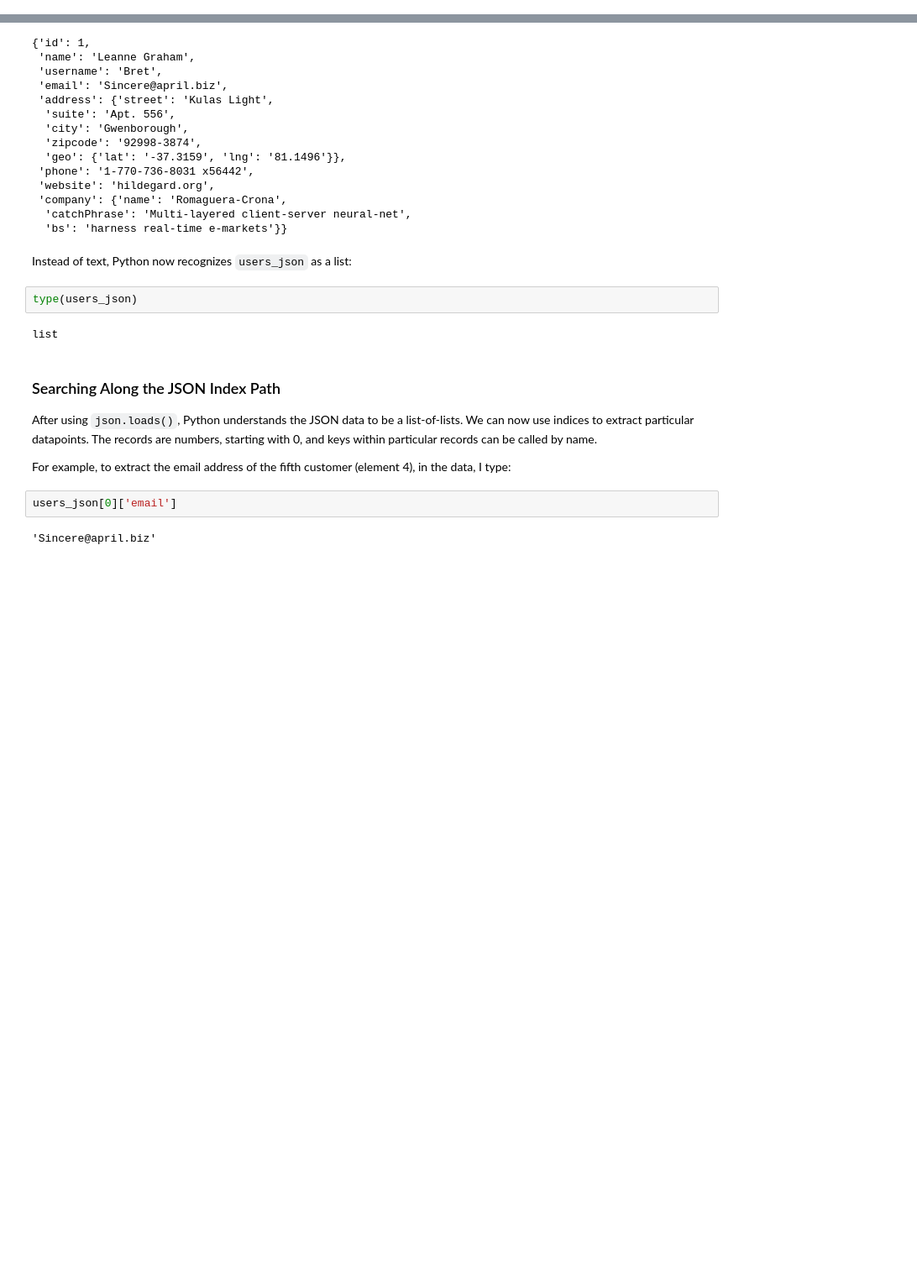
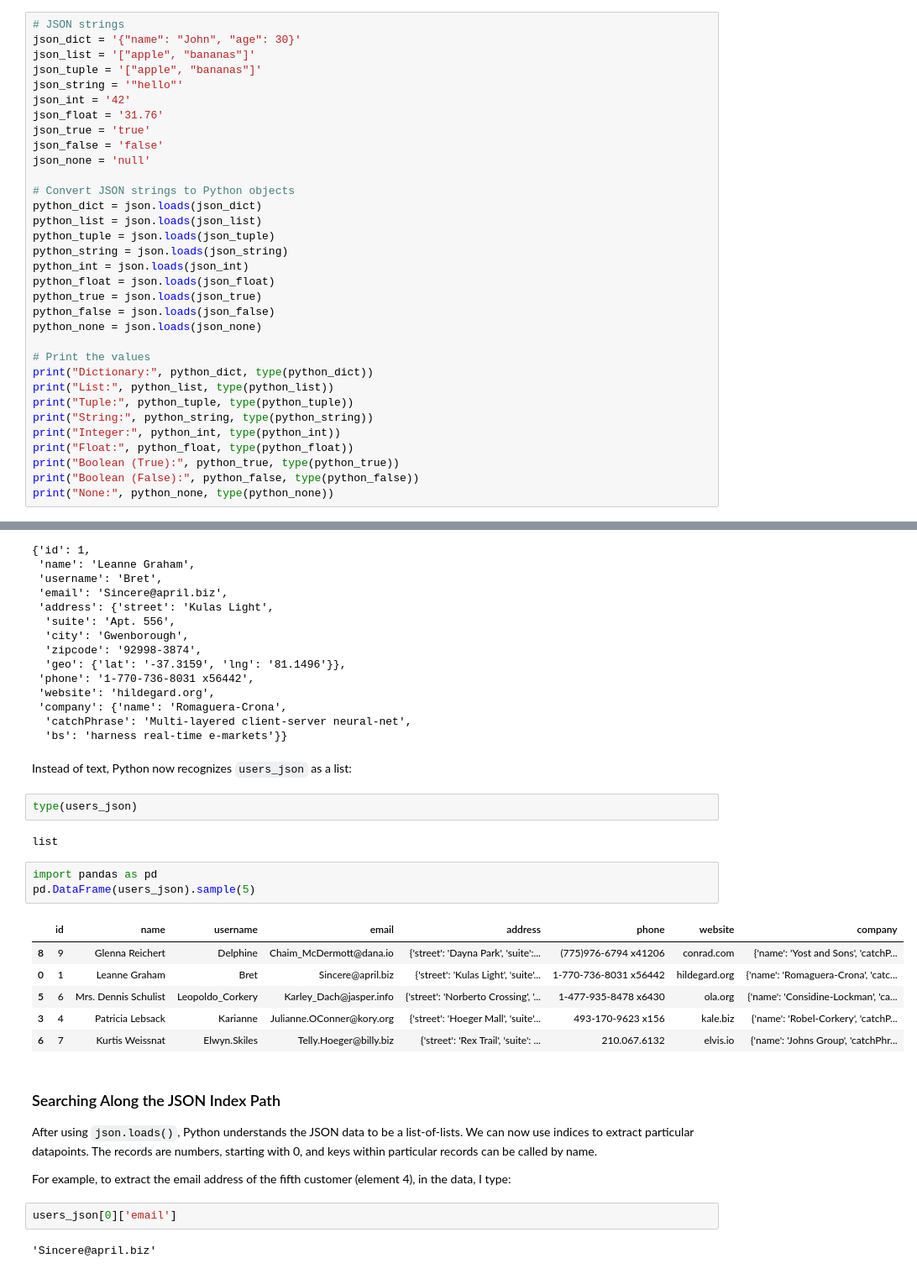
Before and after one commit to MuhammadSheraza002/Data-Acquisition, a Jupyter notebook: Lec-3 ( Loading, Converting, and Writing JSON Files).ipynb, the cells around one changed output, grey strips where cells are left out. Shown: that part at 84% size. Drawn from its saved outputs; the diff is of its cells as text; blank space fills up the shorter version.

Commit message:
Json

```diff
--- a/Lec-3 ( Loading, Converting, and Writing JSON Files).ipynb
+++ b/Lec-3 ( Loading, Converting, and Writing JSON Files).ipynb
@@ -219,0 +245,33 @@ null <class 'str'>
+# %%
+# JSON strings
+json_dict = '{"name": "John", "age": 30}'
+json_list = '["apple", "bananas"]'
+json_tuple = '["apple", "bananas"]'
+json_string = '"hello"'
+json_int = '42'
+json_float = '31.76'
+json_true = 'true'
+json_false = 'false'
+json_none = 'null'
+
+# Convert JSON strings to Python objects
+python_dict = json.loads(json_dict)
+python_list = json.loads(json_list)
+python_tuple = json.loads(json_tuple)
+python_string = json.loads(json_string)
+python_int = json.loads(json_int)
+python_float = json.loads(json_float)
+python_true = json.loads(json_true)
+python_false = json.loads(json_false)
+python_none = json.loads(json_none)
+
+# Print the values
+print("Dictionary:", python_dict, type(python_dict))
+print("List:", python_list, type(python_list))
+print("Tuple:", python_tuple, type(python_tuple))
+print("String:", python_string, type(python_string))
+print("Integer:", python_int, type(python_int))
+print("Float:", python_float, type(python_float))
+print("Boolean (True):", python_true, type(python_true))
+print("Boolean (False):", python_false, type(python_false))
+print("None:", python_none, type(python_none))
@@ -553,6 +641,16 @@ Instead of text, Python now recognizes `users_json` as a list:
 type(users_json)
 # %% [output]
 list
+# %%
+import pandas as pd
+pd.DataFrame(users_json).sample(5)
+# %% [output]
+|  | id | name | username | email | address | phone | website | company |
+| 8 | 9 | Glenna Reichert | Delphine | Chaim_McDermott@dana.io | {'street': 'Dayna Park', 'suite':... | (775)976-6794 x41206 | conrad.com | {'name': 'Yost and Sons', 'catchP... |
+| 0 | 1 | Leanne Graham | Bret | Sincere@april.biz | {'street': 'Kulas Light', 'suite'... | 1-770-736-8031 x56442 | hildegard.org | {'name': 'Romaguera-Crona', 'catc... |
+| 5 | 6 | Mrs. Dennis Schulist | Leopoldo_Corkery | Karley_Dach@jasper.info | {'street': 'Norberto Crossing', '... | 1-477-935-8478 x6430 | ola.org | {'name': 'Considine-Lockman', 'ca... |
+| 3 | 4 | Patricia Lebsack | Karianne | Julianne.OConner@kory.org | {'street': 'Hoeger Mall', 'suite'... | 493-170-9623 x156 | kale.biz | {'name': 'Robel-Corkery', 'catchP... |
+| 6 | 7 | Kurtis Weissnat | Elwyn.Skiles | Telly.Hoeger@billy.biz | {'street': 'Rex Trail', 'suite': ... | 210.067.6132 | elvis.io | {'name': 'Johns Group', 'catchPhr... |
 # %% [markdown]
 ### Searching Along the JSON Index Path
 After using `json.loads()`, Python understands the JSON data to be a list-of-lists. We can now use indices to extract particular datapoints. The records are numbers, starting with 0, and keys within particular records can be called by name.
```
Also changed, not shown: parts of 12 cells of this notebook.
